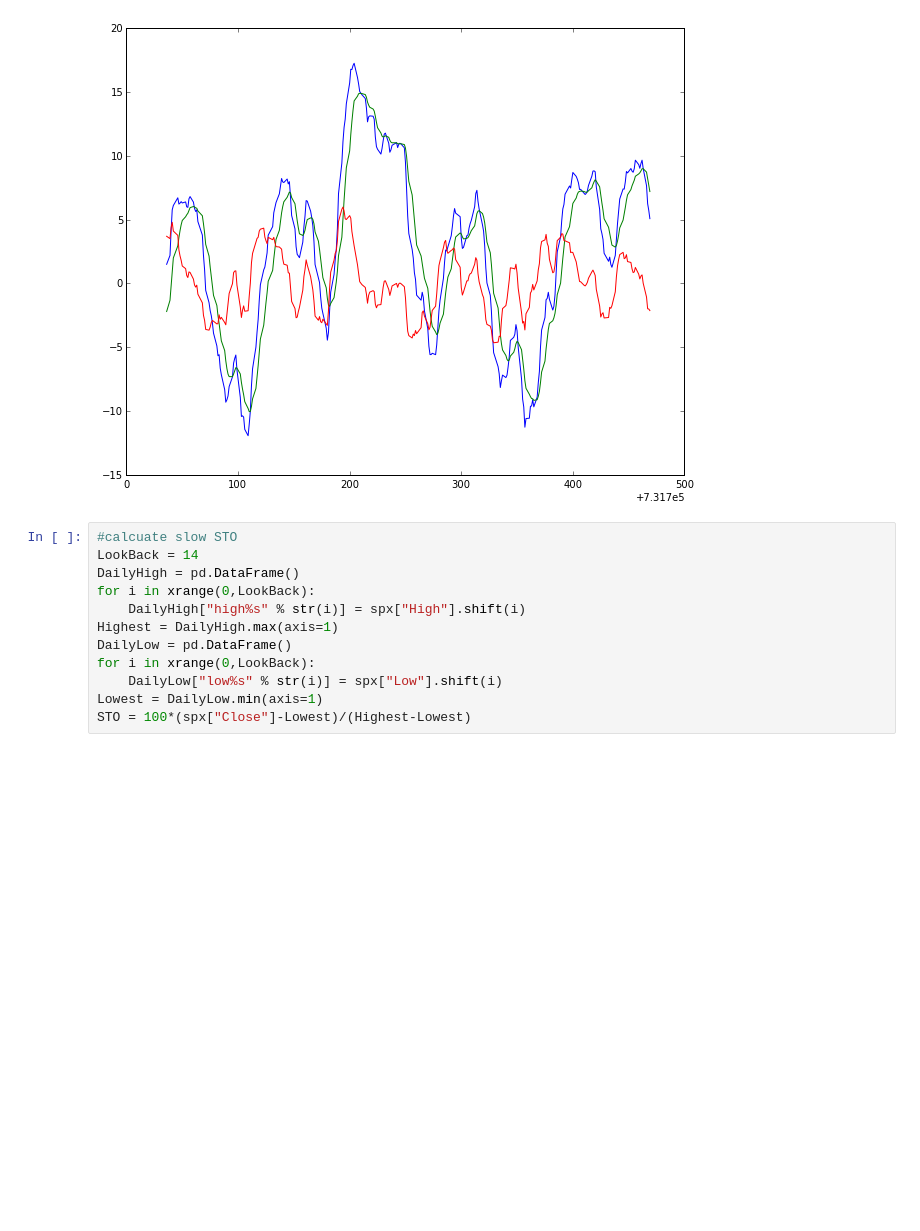
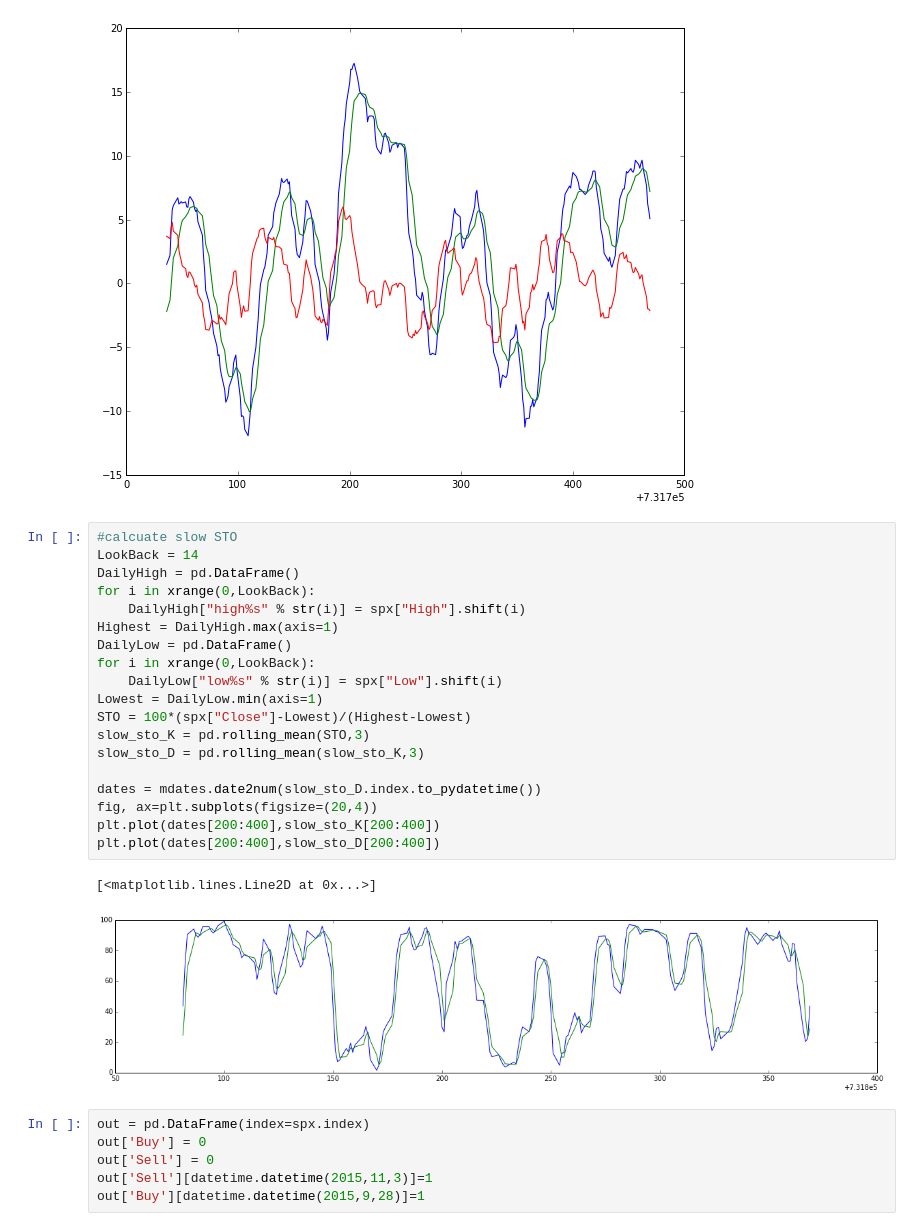
Before and after one commit to flyingsword/tst2, a Jupyter notebook: testalg.ipynb, the cells around one changed output. Cells and saved outputs as stored; diff of their text form; blank space fills up the shorter version.

```diff
--- a/testalg.ipynb
+++ b/testalg.ipynb
@@ -83,12 +88,28 @@ plt.plot(dates[100:400],MACD_hist[100:400])
 # %%
 #calcuate slow STO
 LookBack = 14
 DailyHigh = pd.DataFrame()
 for i in xrange(0,LookBack):
     DailyHigh["high%s" % str(i)] = spx["High"].shift(i)
 Highest = DailyHigh.max(axis=1)
 DailyLow = pd.DataFrame()
 for i in xrange(0,LookBack):
     DailyLow["low%s" % str(i)] = spx["Low"].shift(i)
 Lowest = DailyLow.min(axis=1)
 STO = 100*(spx["Close"]-Lowest)/(Highest-Lowest)
+slow_sto_K = pd.rolling_mean(STO,3)
+slow_sto_D = pd.rolling_mean(slow_sto_K,3)
+
+dates = mdates.date2num(slow_sto_D.index.to_pydatetime())
+fig, ax=plt.subplots(figsize=(20,4))
+plt.plot(dates[200:400],slow_sto_K[200:400])
+plt.plot(dates[200:400],slow_sto_D[200:400])
+# %% [output]
+[<matplotlib.lines.Line2D at 0x...>]
+[figure, added]
+# %%
+out = pd.DataFrame(index=spx.index)
+out['Buy'] = 0
+out['Sell'] = 0
+out['Sell'][datetime.datetime(2015,11,3)]=1
+out['Buy'][datetime.datetime(2015,9,28)]=1
```
Also changed, not shown: parts of 8 cells of this notebook.
